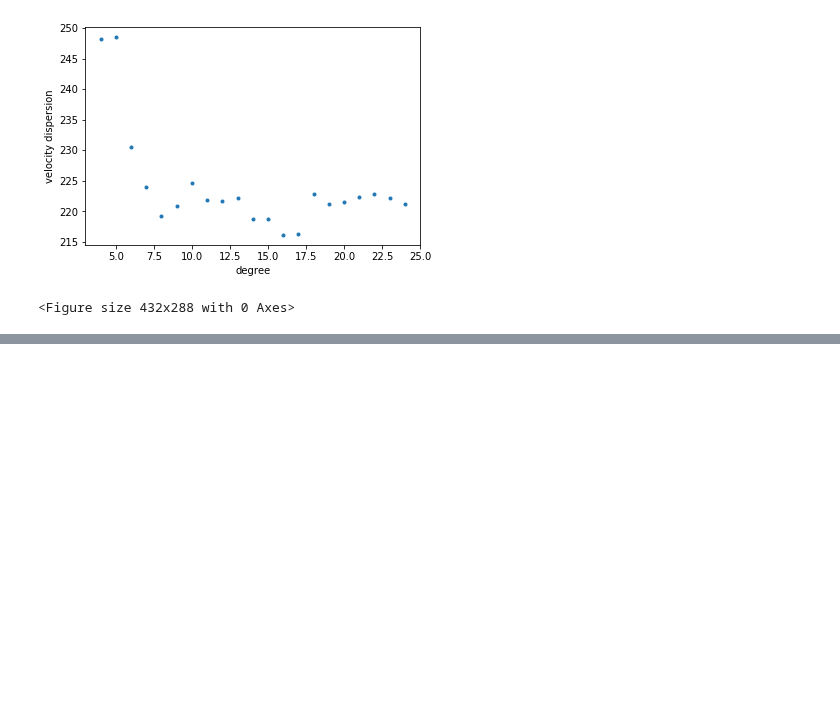
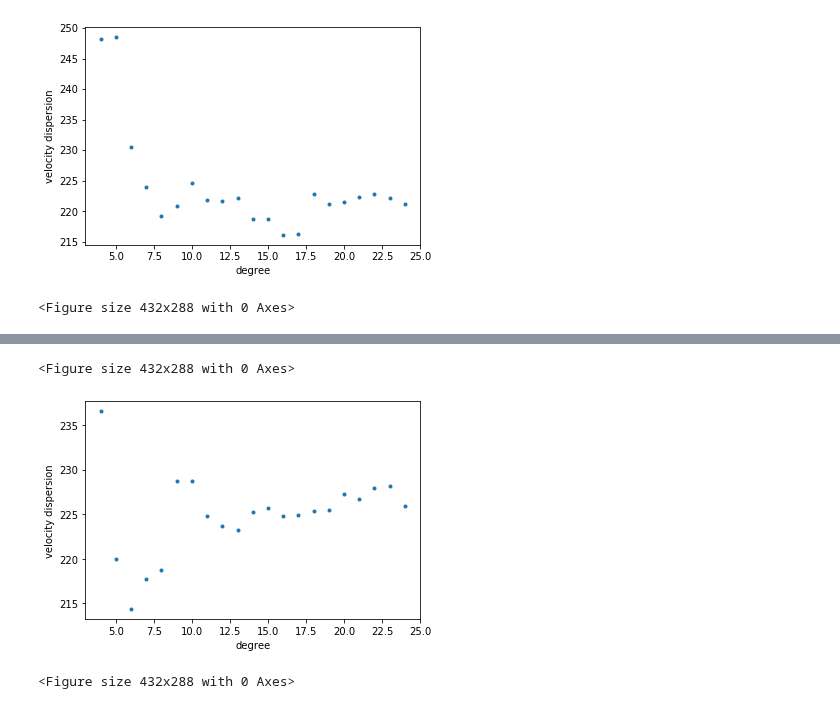
Before and after one commit to pmozumdar/ppxf_code, a Jupyter notebook: velocity_dispersion_HE0435.ipynb, the cells around one changed output, grey strips where cells are left out. Cells and saved outputs as stored; diff of their text form; code cells hidden in the pictures; blank space fills up the shorter version.

```diff
--- a/velocity_dispersion_HE0435.ipynb
+++ b/velocity_dispersion_HE0435.ipynb
@@ -282,0 +325,9 @@ plt.figure()
+# %%
+plt.plot(degree, velocity_dispersion, '.')
+plt.xlabel('degree')
+plt.ylabel('velocity dispersion')
+plt.figure()
+# %% [output]
+<Figure size 432x288 with 0 Axes>
+[figure, added]
+<Figure size 432x288 with 0 Axes>
```
Also changed, not shown: parts of 4 cells of this notebook.
